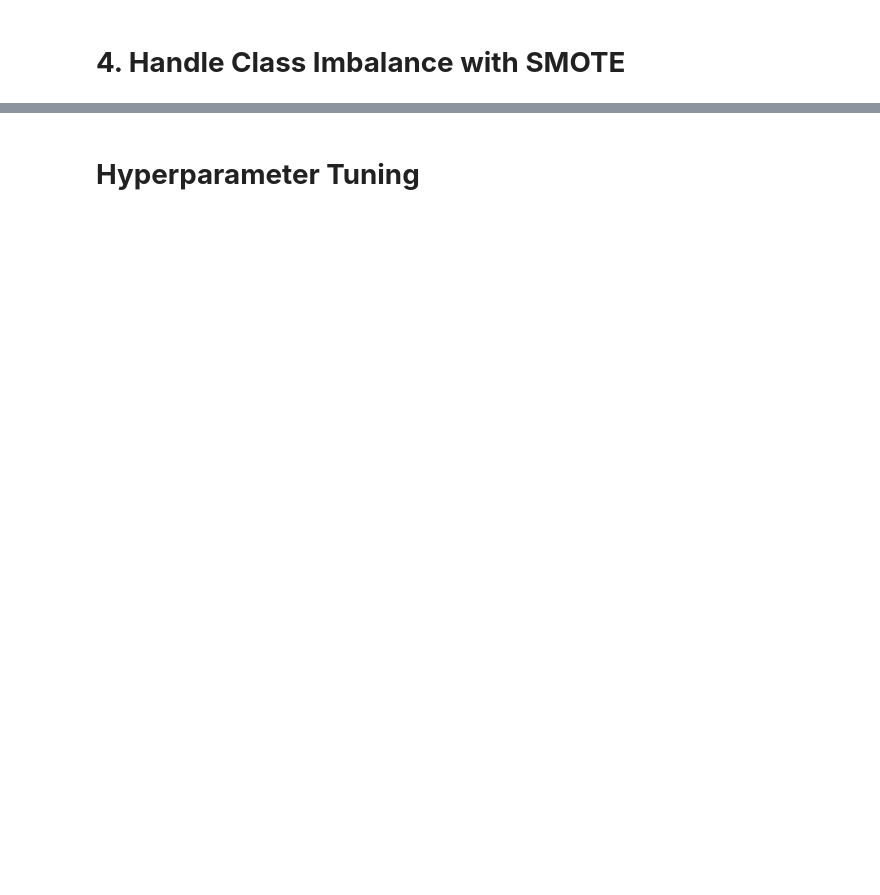
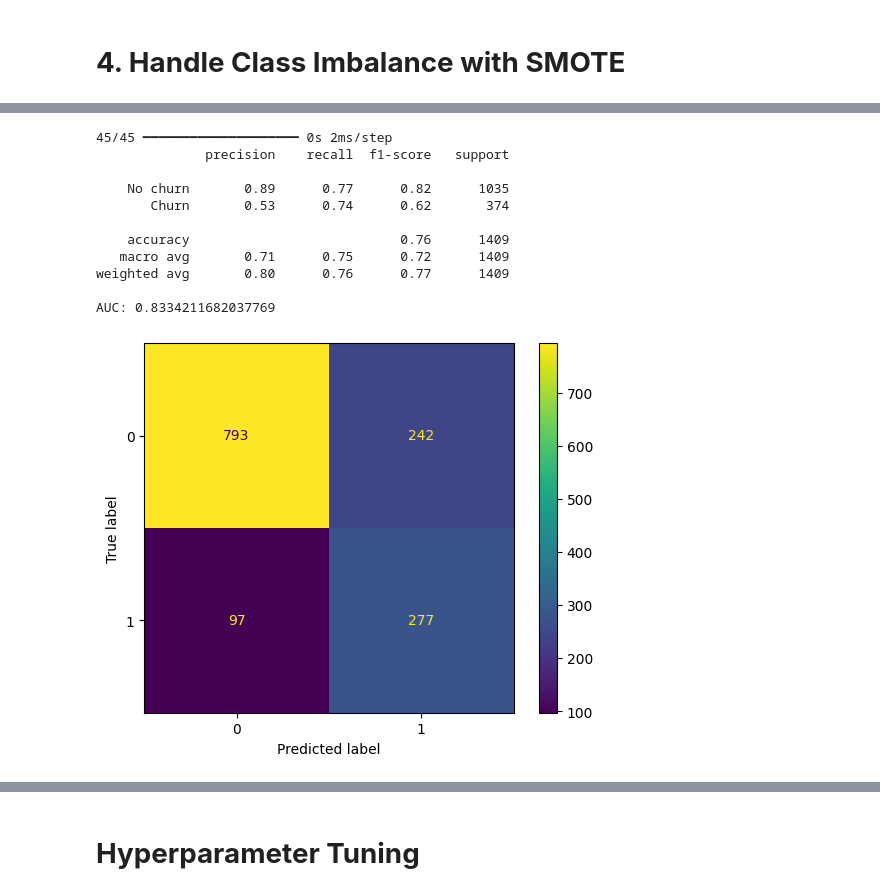
Before and after one commit to SeyedRumaiz/customer-telco-churn, a Jupyter notebook: notebooks/02_Neural_Network.ipynb, the cells around one changed output, grey strips where cells are left out. Drawn from its saved outputs; the diff is of its cells as text; code cells hidden in the pictures; blank space fills up the shorter version.

```diff
--- a/notebooks/02_Neural_Network.ipynb
+++ b/notebooks/02_Neural_Network.ipynb
@@ -451,0 +413,13 @@ param_grid = {
+# %%
+def evaluate_nn(model, X_test, y_test, threshold=0.5):
+  y_pred_prob = model.predict(X_test)
+  y_predictions = (y_pred_prob > threshold).astype(int)
+
+  print(classification_report(y_test, y_predictions, target_names=['No churn', 'Churn']))
+  print("AUC:", roc_auc_score(y_test, y_pred_prob))
+
+  # confusion matrix
+  cm = confusion_matrix(y_test, y_predictions)
+  disp = ConfusionMatrixDisplay(confusion_matrix=cm)
+  disp.plot()
+  plt.show()
@@ -451,0 +458,15 @@ param_grid = {
+# %%
+evaluate_nn(neural_network, X_test_selected, y_test)
+# %% [output]
+45/45 ━━━━━━━━━━━━━━━━━━━━ 0s 2ms/step
+              precision    recall  f1-score   support
+
+    No churn       0.89      0.77      0.82      1035
+       Churn       0.53      0.74      0.62       374
+
+    accuracy                           0.76      1409
+   macro avg       0.71      0.75      0.72      1409
+weighted avg       0.80      0.76      0.77      1409
+
+AUC: 0.8334211682037769
+[figure, added]
```
Also changed, not shown: parts of 76 cells of this notebook.
